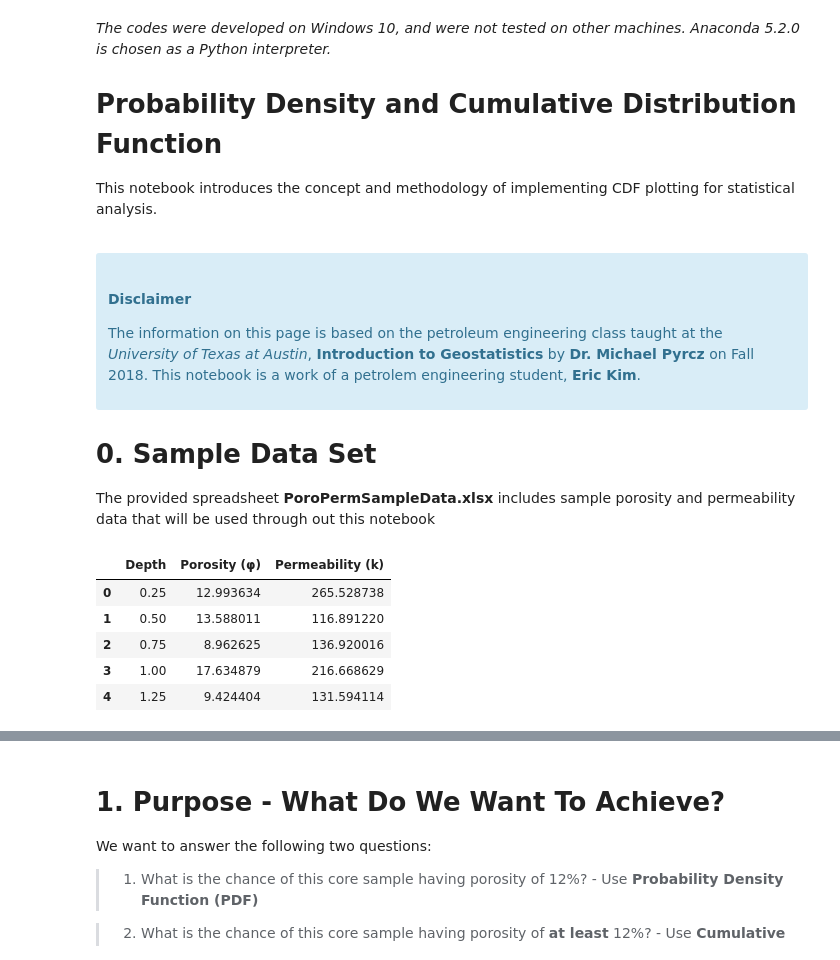
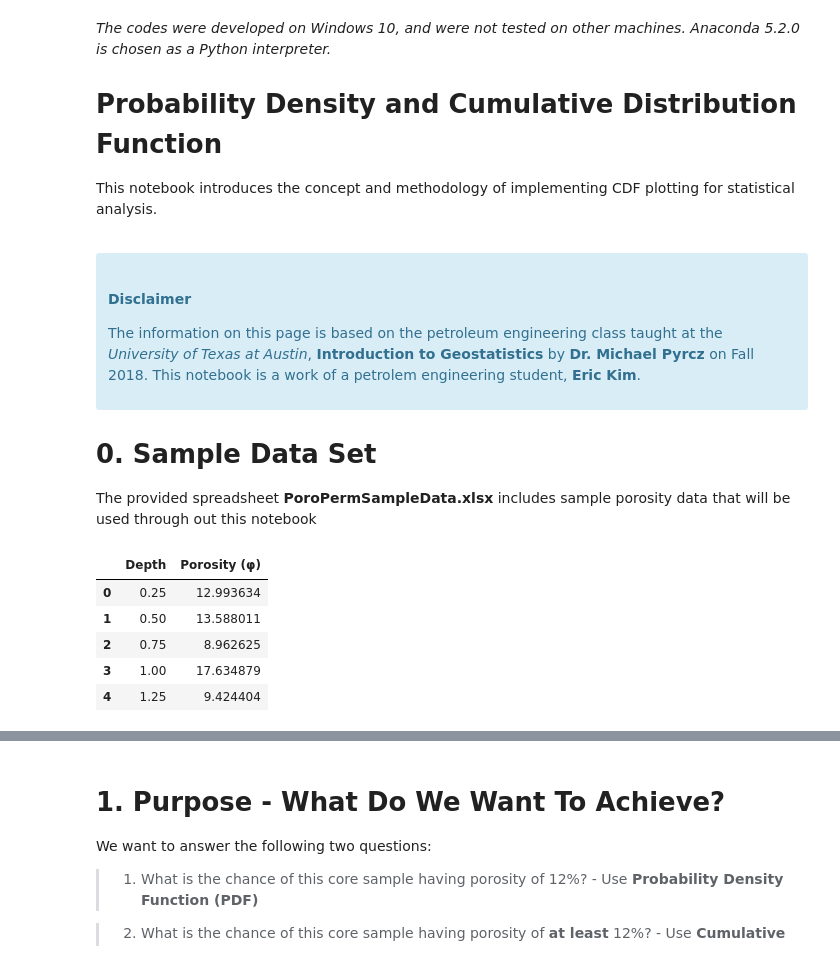
Before and after one commit to aegis4048/Petroleum_Engineering, a Jupyter notebook: Data Analysis/Probability Density and Cumulative Distribution Function (PDF & CDF).ipynb, the cells around one changed output, grey strips where cells are left out. Saved outputs shown, nothing was run; the diff lists cells and outputs as text; code cells hidden in the pictures.

```diff
--- a/Data Analysis/Probability Density and Cumulative Distribution Function (PDF & CDF).ipynb
+++ b/Data Analysis/Probability Density and Cumulative Distribution Function (PDF & CDF).ipynb
@@ -12,25 +12,25 @@ This notebook introduces the concept and methodology of implementing CDF plottin
 
 # 0. Sample Data Set
 
-The provided spreadsheet **PoroPermSampleData.xlsx** includes sample porosity and permeability data that will be used through out this notebook
+The provided spreadsheet **PoroPermSampleData.xlsx** includes sample porosity  data that will be used through out this notebook
 # %%
 import pandas as pd
 import numpy as np
 import matplotlib.pyplot as plt
 %matplotlib notebook
 
 data = pd.read_excel('PoroPermSampleData.xlsx', sheet_name='Sheet1')
 porosity = np.array(data['Porosity (φ)'])
 depth = np.array(data['Depth'])
 
-data.head()
+data.iloc[:, :2].head()
 # %% [output]
-|  | Depth | Porosity (φ) | Permeability (k) |
-| 0 | 0.25 | 12.993634 | 265.528738 |
-| 1 | 0.50 | 13.588011 | 116.891220 |
-| 2 | 0.75 | 8.962625 | 136.920016 |
-| 3 | 1.00 | 17.634879 | 216.668629 |
-| 4 | 1.25 | 9.424404 | 131.594114 |
+|  | Depth | Porosity (φ) |
+| 0 | 0.25 | 12.993634 |
+| 1 | 0.50 | 13.588011 |
+| 2 | 0.75 | 8.962625 |
+| 3 | 1.00 | 17.634879 |
+| 4 | 1.25 | 9.424404 |
 # %%
 fig = plt.figure()
 ax = plt.axes()
```
